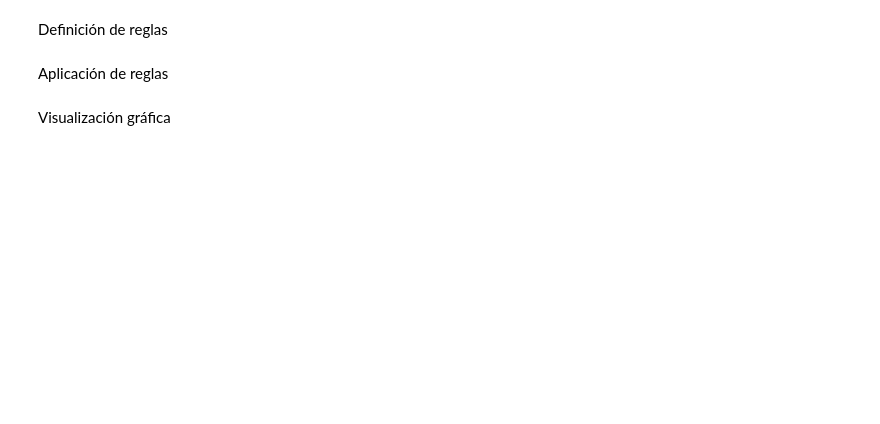
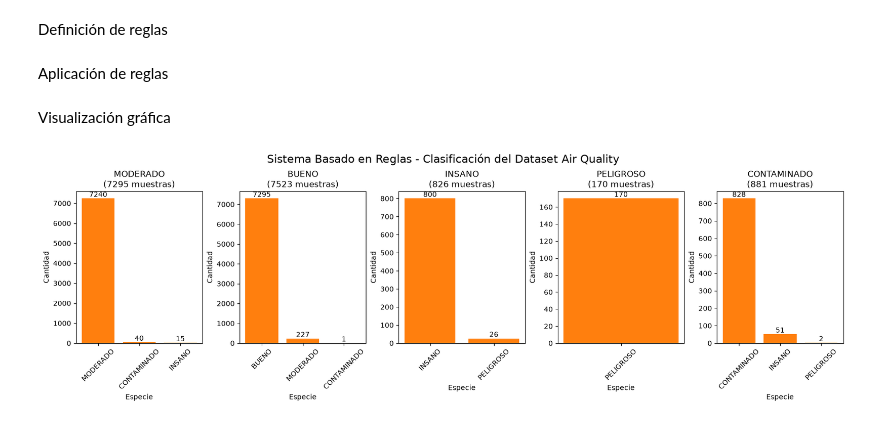
Before and after one commit to AndresDAM2526/MIA, a Jupyter notebook: 03c_SBR_Practica1.ipynb, the cells around one changed output. Drawn from its saved outputs; the diff is of its cells as text; code cells hidden in the pictures; blank space fills up the shorter version.

```diff
--- a/03c_SBR_Practica1.ipynb
+++ b/03c_SBR_Practica1.ipynb
@@ -105,6 +133,54 @@ plt.show()
 # %% [markdown]
 Definición de reglas
+# %%
+def clasificacion_basado_en_reglas(pmi25_value):
+    if pmi25_value<50:
+        return "BUENO"
+    elif pmi25_value <100:
+        return "MODERADO"
+    elif pmi25_value<150:
+        return "CONTAMINADO"
+    elif pmi25_value<200:
+        return "INSANO"
+    else:
+        return "PELIGROSO"
+
+def asignar_reglas(row):
+    return clasificacion_basado_en_reglas(row['PM2.5 AQI Value'])
 # %% [markdown]
 Aplicación de reglas
+# %%
+data['PM_Nodo']=data.apply(asignar_reglas,axis=1)
 # %% [markdown]
 Visualización gráfica
+# %%
+nodos_finales=data['PM_Nodo'].unique()
+fig, axes = plt.subplots(1, len(nodos_finales), figsize=(16, 5), constrained_layout=True)
+
+for ax, nodo in zip(axes, nodos_finales):
+    nodo_data = data[data['PM_Nodo'] == nodo]
+    quality = nodo_data['nodo'].value_counts()
+    # Crear las barras
+    bars = ax.bar(quality.index, quality.values)
+
+    # Añadir las cantidades encima de las barras
+    for bar in bars:
+        height = bar.get_height()
+        ax.text(
+            bar.get_x() + bar.get_width() / 2,  # Posición horizontal (centro de la barra)
+            height,  # Posición vertical (altura de la barra)
+            str(height),  # Texto a mostrar (la cantidad)
+            ha='center', va='bottom', fontsize=10  # Alineación y tamaño de fuente
+        )
+
+    # Configurar títulos y etiquetas
+    ax.bar(quality.index, quality.values)
+    ax.set_title(f"{nodo}\n({len(nodo_data)} muestras)")
+    ax.set_xlabel("Especie")
+    ax.set_ylabel("Cantidad")
+    ax.set_xticklabels(quality.index, rotation=45)
+
+plt.suptitle("Sistema Basado en Reglas - Clasificación del Dataset Air Quality", fontsize=16)
+plt.show()
+# %% [output]
+[figure, added]
```
Also changed, not shown: parts of 2 cells of this notebook.
